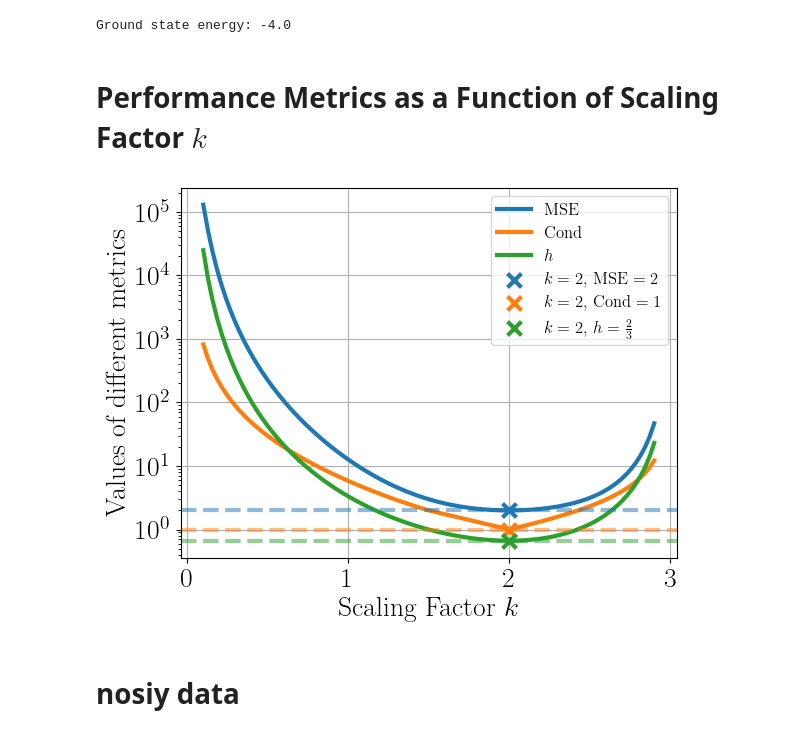
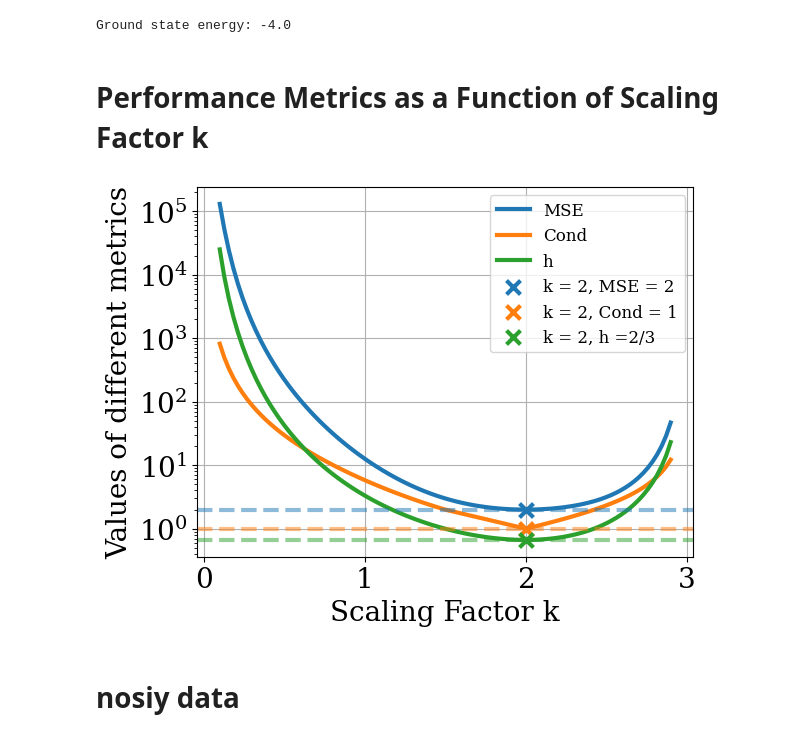
Before and after one commit to GALVINLAI/OICD_for_VQA, a Jupyter notebook: NotOptInterp_maxcut_HEA.ipynb, the cells around one changed output. Saved outputs shown, nothing was run; the diff lists cells and outputs as text; code cells hidden in the pictures.

```diff
--- a/NotOptInterp_maxcut_HEA.ipynb
+++ b/NotOptInterp_maxcut_HEA.ipynb
@@ -258,7 +258,7 @@ print(f"Ground state energy: {ground_e}")
 # %% [output]
 Ground state energy: -4.0
 # %% [markdown]
-# Performance Metrics as a Function of Scaling Factor $k$
+# Performance Metrics as a Function of Scaling Factor k
 # %%
 import numpy as np
 import matplotlib.pyplot as plt
@@ -278,7 +278,7 @@ matplotlib.rcParams.update({
     'xtick.labelsize': fontsize,
     'ytick.labelsize': fontsize,
     'lines.linewidth': 3,
-    'text.usetex': True,
+    # 'text.usetex': True,
 })
 # Define custom color palette
 colors = ['#1f77b4', '#ff7f0e', '#2ca02c', '#d62728', '#9467bd', '#8c564b', '#e377c2', '#7f7f7f', '#bcbd22', '#17becf']
@@ -354,48 +354,48 @@ plt.plot(k_values, mse_values,
 plt.plot(k_values, cond_values,
          label="Cond", color=colors[1]) # (Condition Number)
 plt.plot(k_values, h_values,
-         label="$h$ ", color=colors[2]) # (Average Variance of Derivatives)
+         label="h ", color=colors[2]) # (Average Variance of Derivatives)
 
 # Labels and title
-plt.xlabel("Scaling Factor $k$")
+plt.xlabel("Scaling Factor k")
 plt.ylabel("Values of different metrics")
 plt.yscale('log')  # Set y-axis to logarithmic scale
-# plt.title("Performance Metrics as a Function of Scaling Factor $k$")
+# plt.title("Performance Metrics as a Function of Scaling Factor k")
 plt.grid(True)
 
 # Adding horizontal lines for reference
 plt.axhline(y=2, color=colors[0], linestyle='--', alpha=0.5)
 plt.axhline(y=1, color=colors[1], linestyle='--', alpha=0.5)
 plt.axhline(y=2/3, color=colors[2], linestyle='--', alpha=0.5)
 
 # Highlight the point at k = 2
 k_target = 2
 interp_nodes_target = np.linspace(0, k_target * np.pi, 2 * len(omegas) + 1, endpoint=False)
 
 mse_target = mse(interp_nodes_target, omegas)
 cond_target = cond(interp_nodes_target, omegas)
 h_target = h(interp_nodes_target, omegas, order=1)
 
 # Mark the point on the plot (k = 2, MSE value)
 plt.scatter(k_target, mse_target,
             color=colors[0], marker='x', s=100, zorder=5,
-            label=f'$k = {k_target}$, MSE $= {mse_target:.0f}$')
+            label=f'k = {k_target}, MSE = {mse_target:.0f}')
 plt.scatter(k_target, cond_target,
             color=colors[1], marker='x', s=100, zorder=5,
-            label=f'$k = {k_target}$, Cond $= {cond_target:.0f}$')
+            label=f'k = {k_target}, Cond = {cond_target:.0f}')
 plt.scatter(k_target, h_target,
             color=colors[2], marker='x', s=100, zorder=5,
-            label=f'$k = {k_target}$, $h =\\frac{2}{3}$')
+            label=f'k = {k_target}, h =2/3')
 
 # Display legend
 plt.legend()
 
 plt.savefig('metrics_with_diff_iterp_nodes.png', dpi=300, bbox_inches='tight')
 
 # Show the plot
 plt.show()
 # %% [output]
-[figure, old version]
+[figure, new version]
 # %% [markdown]
 # nosiy data
 # %%
```
Also changed, not shown: parts of 8 cells of this notebook, 28 other files.
